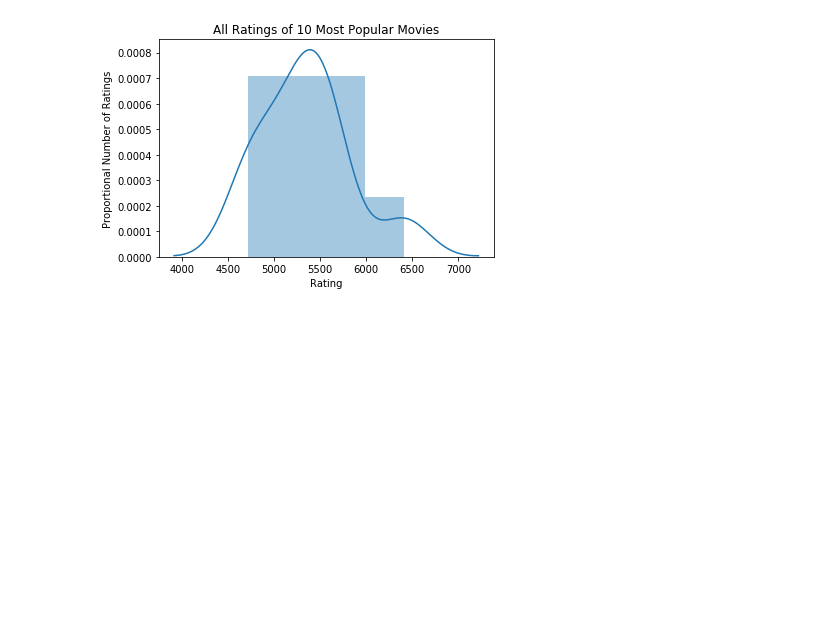
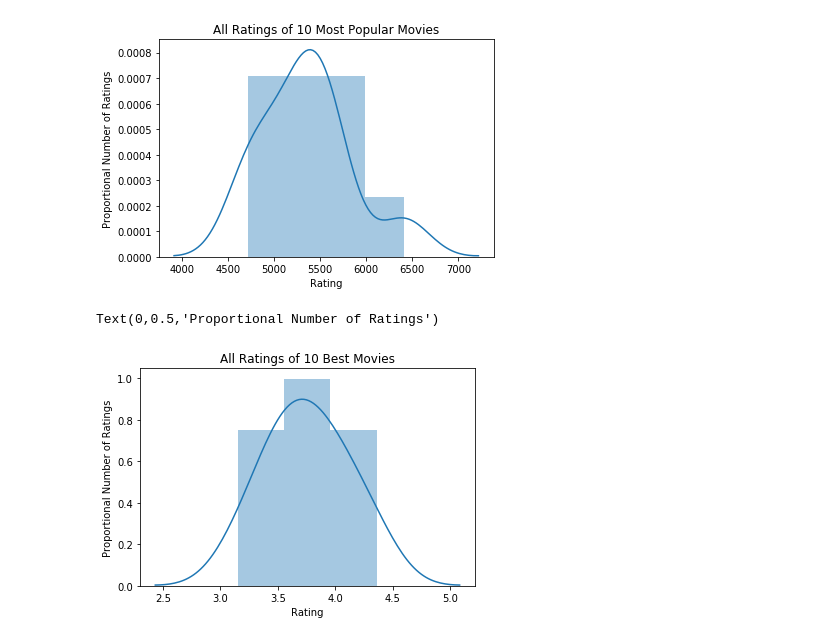
Before and after one commit to pamela-zhang/Miniproject-2-MovieLens-Visualization, a Jupyter notebook: Basic.ipynb, the cells around one changed output. Drawn from its saved outputs; the diff is of its cells as text; code cells hidden in the pictures; blank space fills up the shorter version.

```diff
--- a/Basic.ipynb
+++ b/Basic.ipynb
@@ -66,3 +64,6 @@ array([120, 299,   0, 287, 285, 293, 180,  99, 257,  49], dtype=int64)
+# %%
+best_movies_pos = n_max_pos(avgs, 10)
+best_avg = avgs[best_movies_pos]
 # %%
 sns.distplot(avgs, kde=False, rug=True)
 # %% [output]
@@ -98,3 +99,11 @@ plt.ylabel("Proportional Number of Ratings")
 # %% [output]
 Text(0,0.5,'Proportional Number of Ratings')
 [figure]
+# %%
+sns.distplot(best_avg)
+plt.title("All Ratings of 10 Best Movies")
+plt.xlabel("Rating")
+plt.ylabel("Proportional Number of Ratings")
+# %% [output]
+Text(0,0.5,'Proportional Number of Ratings')
+[figure, added]
```
Also changed, not shown: parts of 2 cells of this notebook, 1 other file.
